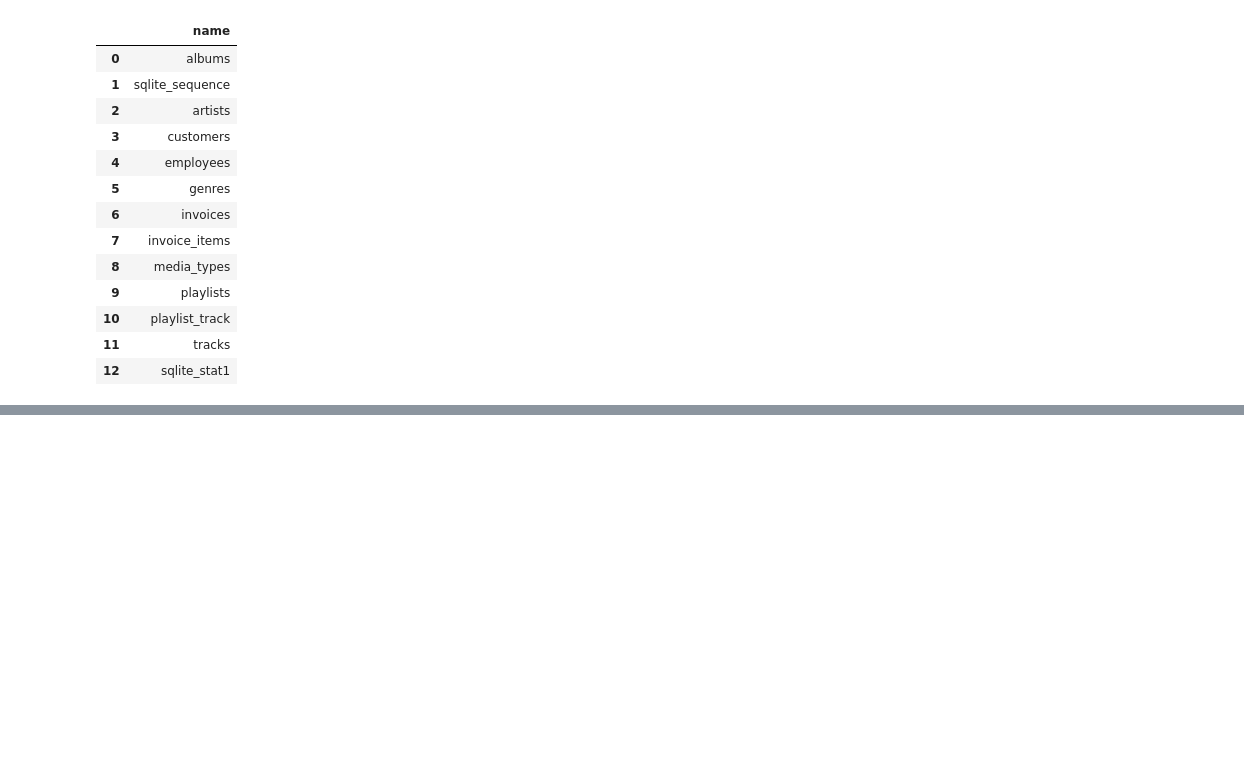
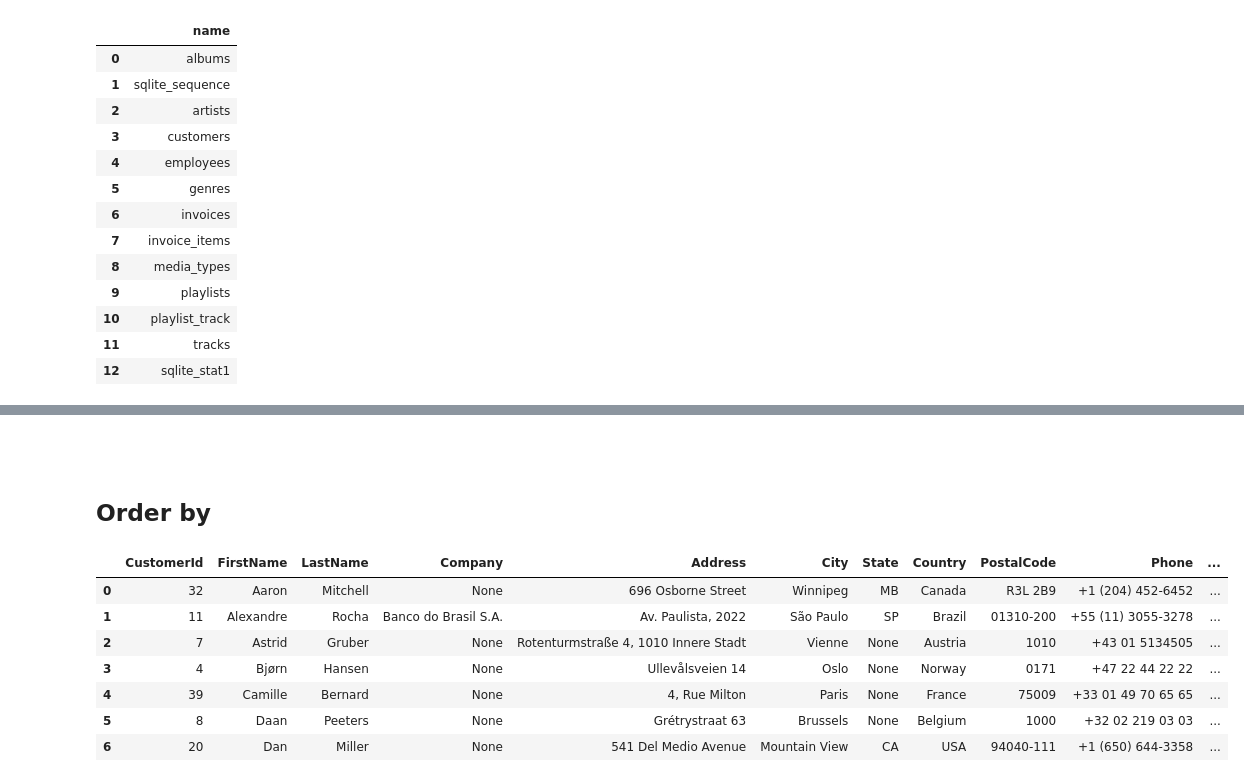
Before and after one commit to viniciusriosfuck/SQLwithPython, a Jupyter notebook: SQLwithPython.ipynb, the cells around one changed output, grey strips where cells are left out. Cells and saved outputs as stored; diff of their text form; code cells hidden in the pictures; blank space fills up the shorter version.

```diff
--- a/SQLwithPython.ipynb
+++ b/SQLwithPython.ipynb
@@ -1545,0 +1813,6 @@ tables
+# %%
+with sqlite3.connect('chinook.db') as db:
+
+    query = "SELECT FirstName || ' ' || LastName AS FullName FROM customers;"
+    customers_full_name = pd.read_sql_query(query, db)
+customers_full_name.head(7)
@@ -1545,0 +1828,19 @@ tables
+# %% [markdown]
+#
+# %% [markdown]
+## Order by
+# %%
+with sqlite3.connect('chinook.db') as db:
+# default: ASC
+    query = "SELECT * FROM customers ORDER BY FirstName"
+    customers = pd.read_sql_query(query, db)
+customers.head(7)
+# %% [output]
+|  | CustomerId | FirstName | LastName | Company | Address | City | State | Country | PostalCode | Phone | ... |
+| 0 | 32 | Aaron | Mitchell | None | 696 Osborne Street | Winnipeg | MB | Canada | R3L 2B9 | +1 (204) 452-6452 | ... |
+| 1 | 11 | Alexandre | Rocha | Banco do Brasil S.A. | Av. Paulista, 2022 | São Paulo | SP | Brazil | 01310-200 | +55 (11) 3055-3278 | ... |
+| 2 | 7 | Astrid | Gruber | None | Rotenturmstraße 4, 1010 Innere Stadt | Vienne | None | Austria | 1010 | +43 01 5134505 | ... |
+| 3 | 4 | Bjørn | Hansen | None | Ullevålsveien 14 | Oslo | None | Norway | 0171 | +47 22 44 22 22 | ... |
+| 4 | 39 | Camille | Bernard | None | 4, Rue Milton | Paris | None | France | 75009 | +33 01 49 70 65 65 | ... |
+| 5 | 8 | Daan | Peeters | None | Grétrystraat 63 | Brussels | None | Belgium | 1000 | +32 02 219 03 03 | ... |
+| 6 | 20 | Dan | Miller | None | 541 Del Medio Avenue | Mountain View | CA | USA | 94040-111 | +1 (650) 644-3358 | ... |
```
Also changed, not shown: parts of 98 cells of this notebook.
